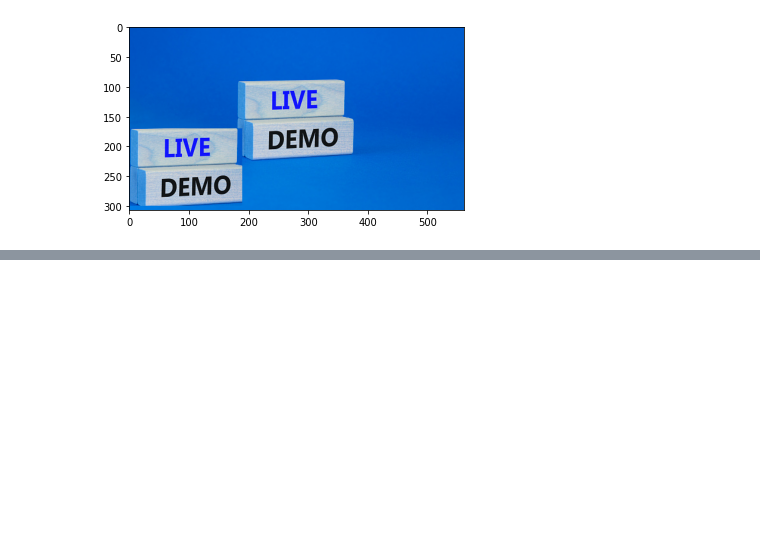
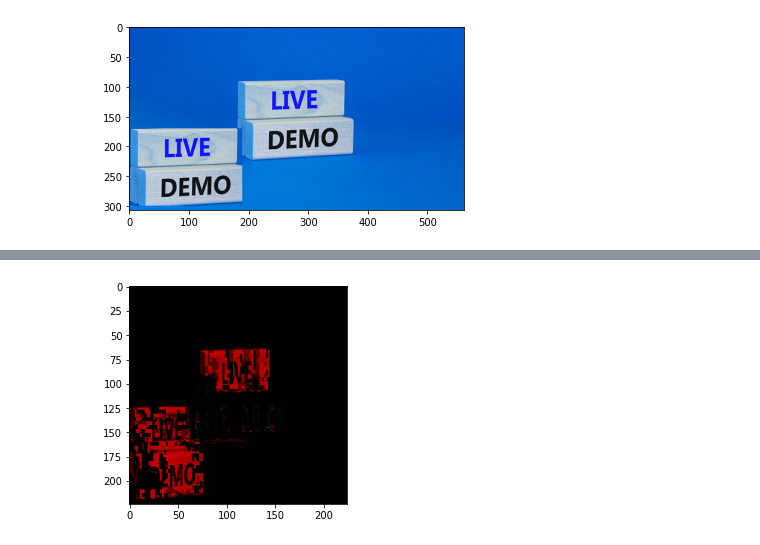
Before and after one commit to Suraj520/cv-nlp-basics-to-advanced, a Jupyter notebook: 02_CV/02_image-arithmetic-operations/notebook.ipynb, the cells around one changed output, grey strips where cells are left out. Saved outputs shown, nothing was run; the diff lists cells and outputs as text; code cells hidden in the pictures; blank space fills up the shorter version.

```diff
--- a/02_CV/02_image-arithmetic-operations/notebook.ipynb
+++ b/02_CV/02_image-arithmetic-operations/notebook.ipynb
@@ -29,0 +58,7 @@ plt.show()
+# %%
+#divide
+mul_img = cv2.divide(img,img2)
+plt.imshow(mul_img)
+plt.show()
+# %% [output]
+[figure, added]
```
Also changed, not shown: parts of 5 cells of this notebook, 5 other files.
